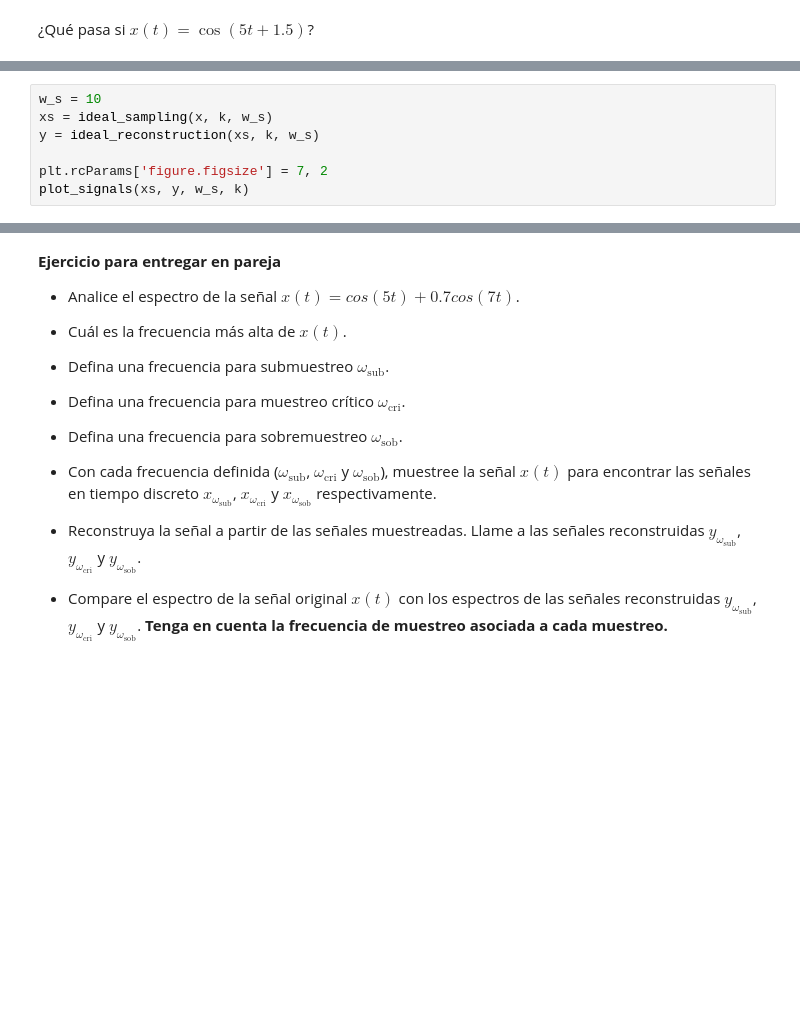
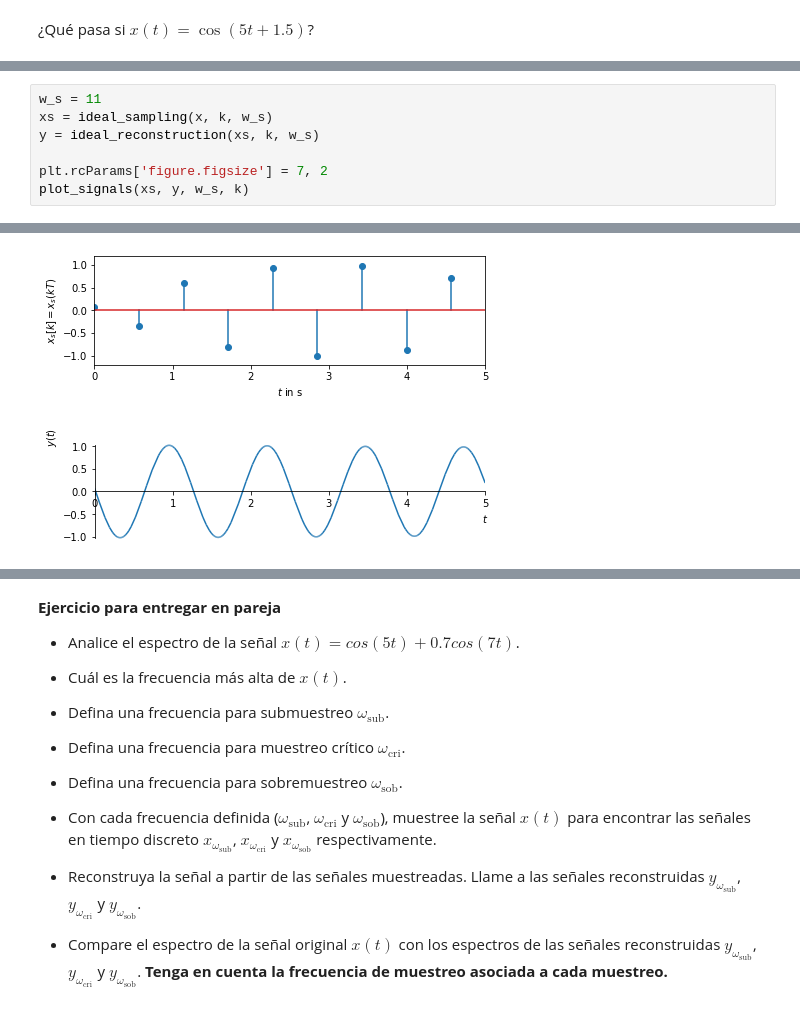
Before and after one commit to pierrediazp/Se-ales_y_Sistemas, a Jupyter notebook: 09_muestreo.ipynb, the cells around one changed output, grey strips where cells are left out. Drawn from its saved outputs; the diff is of its cells as text; blank space fills up the shorter version.

```diff
--- a/09_muestreo.ipynb
+++ b/09_muestreo.ipynb
@@ -258,5 +258,5 @@ plot_signals(xs, y, w_s, k)
 # %%
-w_s = 10
+w_s = 11
 xs = ideal_sampling(x, k, w_s)
 y = ideal_reconstruction(xs, k, w_s)
 
@@ -268,3 +266,5 @@ plot_signals(xs, y, w_s, k)
+[figure, added]
+[figure, added]
 # %%
 w_s = 7
 xs = ideal_sampling(x, k, w_s)
```
Also changed, not shown: parts of 7 cells of this notebook, 9 other files.
